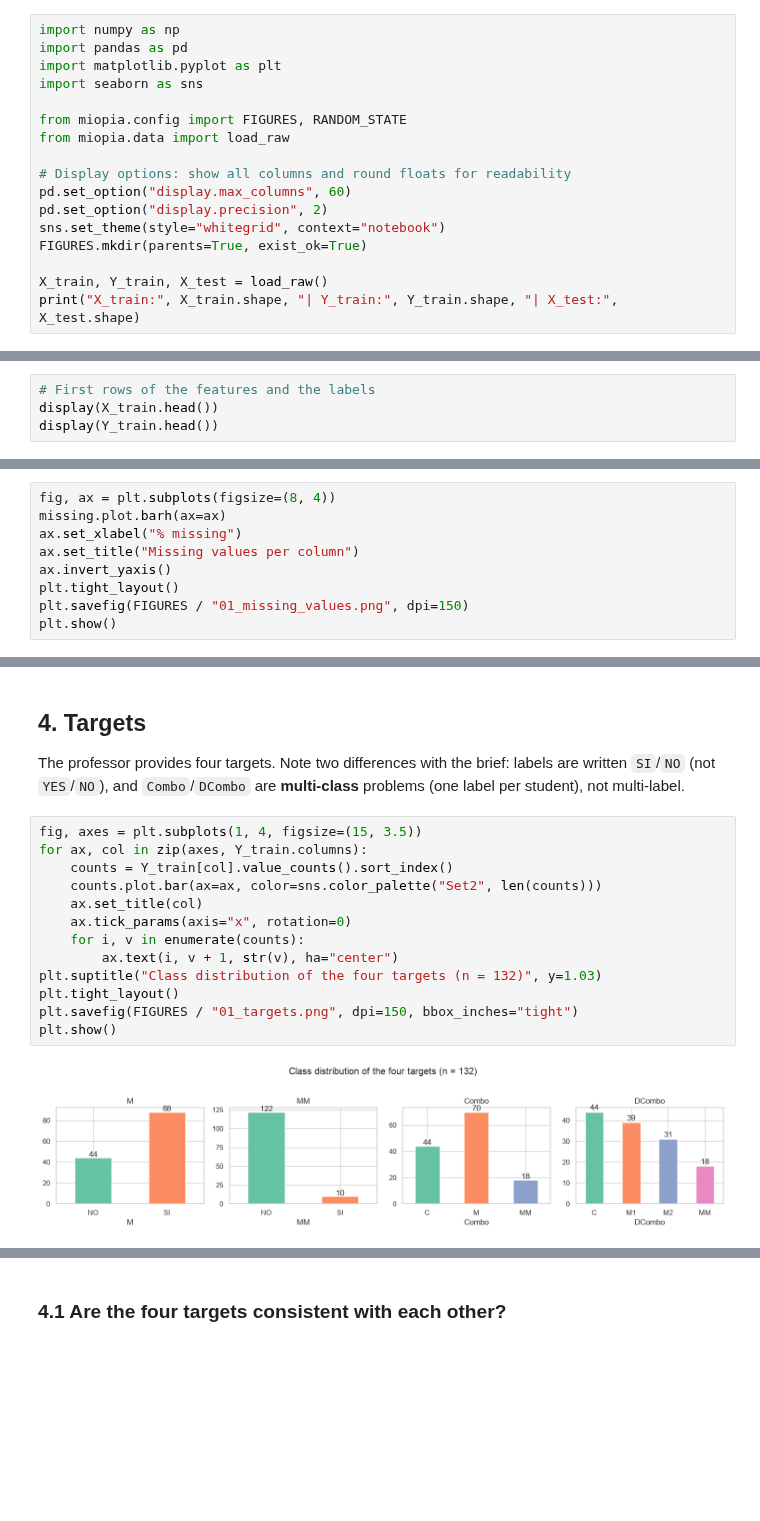
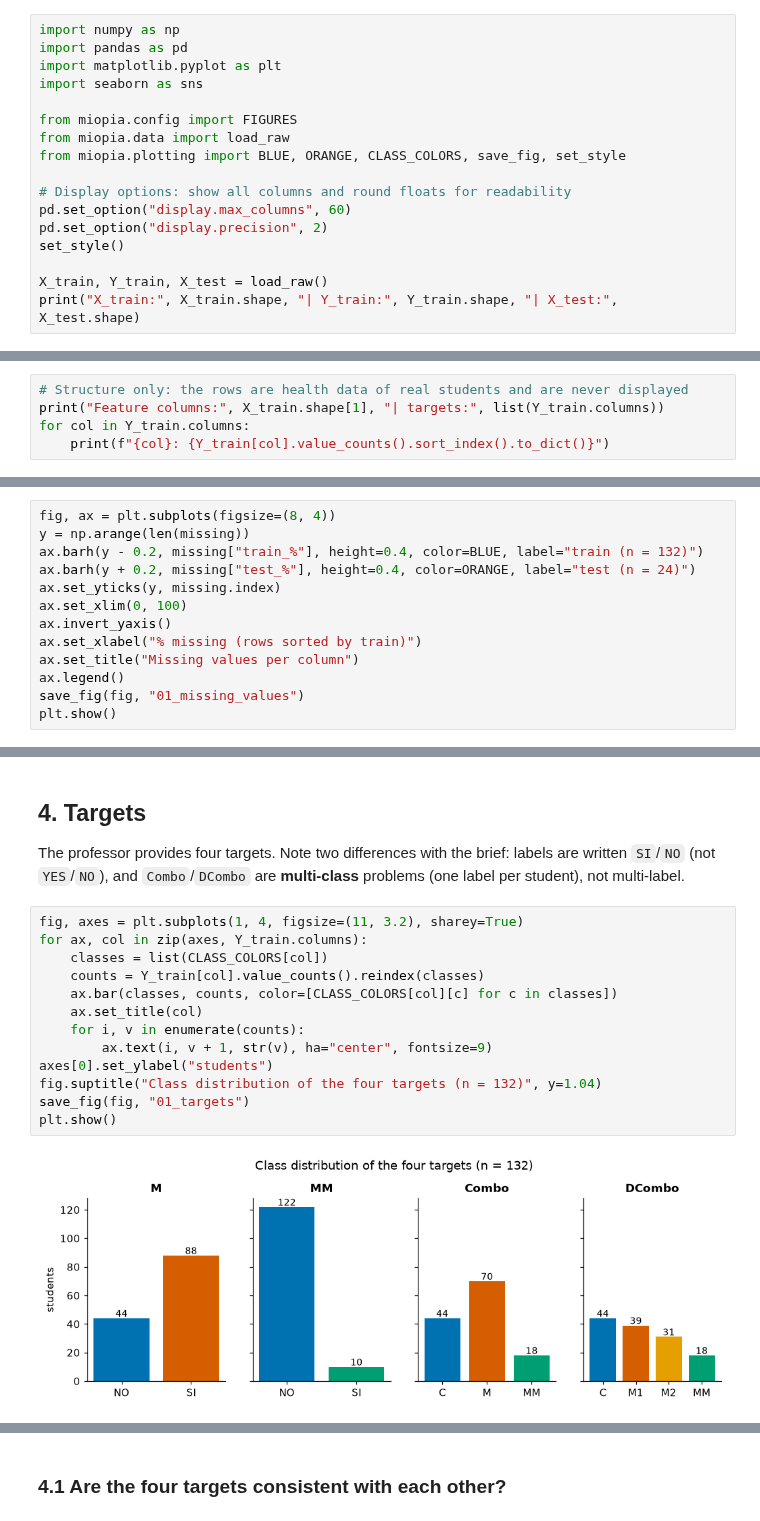
Before and after one commit to tomas20oriol-jpg/miopia-ml-project, a Jupyter notebook: notebooks/01_eda.ipynb, the cells around one changed output, grey strips where cells are left out. Saved outputs shown, nothing was run; the diff lists cells and outputs as text; blank space fills up the shorter version.

```diff
--- a/notebooks/01_eda.ipynb
+++ b/notebooks/01_eda.ipynb
@@ -15,21 +15,22 @@ import pandas as pd
 import matplotlib.pyplot as plt
 import seaborn as sns
 
-from miopia.config import FIGURES, RANDOM_STATE
+from miopia.config import FIGURES
 from miopia.data import load_raw
+from miopia.plotting import BLUE, ORANGE, CLASS_COLORS, save_fig, set_style
 
 # Display options: show all columns and round floats for readability
 pd.set_option("display.max_columns", 60)
 pd.set_option("display.precision", 2)
-sns.set_theme(style="whitegrid", context="notebook")
-FIGURES.mkdir(parents=True, exist_ok=True)
+set_style()
 
 X_train, Y_train, X_test = load_raw()
 print("X_train:", X_train.shape, "| Y_train:", Y_train.shape, "| X_test:", X_test.shape)
 # %% [output]
 X_train: (132, 49) | Y_train: (132, 4) | X_test: (24, 49)
 # %%
-# First rows of the features and the labels
-display(X_train.head())
-display(Y_train.head())
+# Structure only: the rows are health data of real students and are never displayed
+print("Feature columns:", X_train.shape[1], "| targets:", list(Y_train.columns))
+for col in Y_train.columns:
+    print(f"{col}: {Y_train[col].value_counts().sort_index().to_dict()}")
 # %% [output]
@@ -103,11 +97,15 @@ missing
 | hº naturaleza sem | 0.0 | 8.3 |
 # %%
 fig, ax = plt.subplots(figsize=(8, 4))
-missing.plot.barh(ax=ax)
-ax.set_xlabel("% missing")
+y = np.arange(len(missing))
+ax.barh(y - 0.2, missing["train_%"], height=0.4, color=BLUE, label="train (n = 132)")
+ax.barh(y + 0.2, missing["test_%"], height=0.4, color=ORANGE, label="test (n = 24)")
+ax.set_yticks(y, missing.index)
+ax.set_xlim(0, 100)
+ax.invert_yaxis()
+ax.set_xlabel("% missing (rows sorted by train)")
 ax.set_title("Missing values per column")
-ax.invert_yaxis()
-plt.tight_layout()
-plt.savefig(FIGURES / "01_missing_values.png", dpi=150)
+ax.legend()
+save_fig(fig, "01_missing_values")
 plt.show()
 # %% [output]
@@ -125,17 +125,17 @@ The professor provides four targets. Note two differences with the brief:
 labels are written `SI`/`NO` (not `YES`/`NO`), and `Combo`/`DCombo` are **multi-class**
 problems (one label per student), not multi-label.
 # %%
-fig, axes = plt.subplots(1, 4, figsize=(15, 3.5))
+fig, axes = plt.subplots(1, 4, figsize=(11, 3.2), sharey=True)
 for ax, col in zip(axes, Y_train.columns):
-    counts = Y_train[col].value_counts().sort_index()
-    counts.plot.bar(ax=ax, color=sns.color_palette("Set2", len(counts)))
+    classes = list(CLASS_COLORS[col])
+    counts = Y_train[col].value_counts().reindex(classes)
+    ax.bar(classes, counts, color=[CLASS_COLORS[col][c] for c in classes])
     ax.set_title(col)
-    ax.tick_params(axis="x", rotation=0)
     for i, v in enumerate(counts):
-        ax.text(i, v + 1, str(v), ha="center")
-plt.suptitle("Class distribution of the four targets (n = 132)", y=1.03)
-plt.tight_layout()
-plt.savefig(FIGURES / "01_targets.png", dpi=150, bbox_inches="tight")
+        ax.text(i, v + 1, str(v), ha="center", fontsize=9)
+axes[0].set_ylabel("students")
+fig.suptitle("Class distribution of the four targets (n = 132)", y=1.04)
+save_fig(fig, "01_targets")
 plt.show()
 # %% [output]
-[figure, old version]
+[figure, new version]
```
Also changed, not shown: parts of 22 cells of this notebook, 14 other files.
